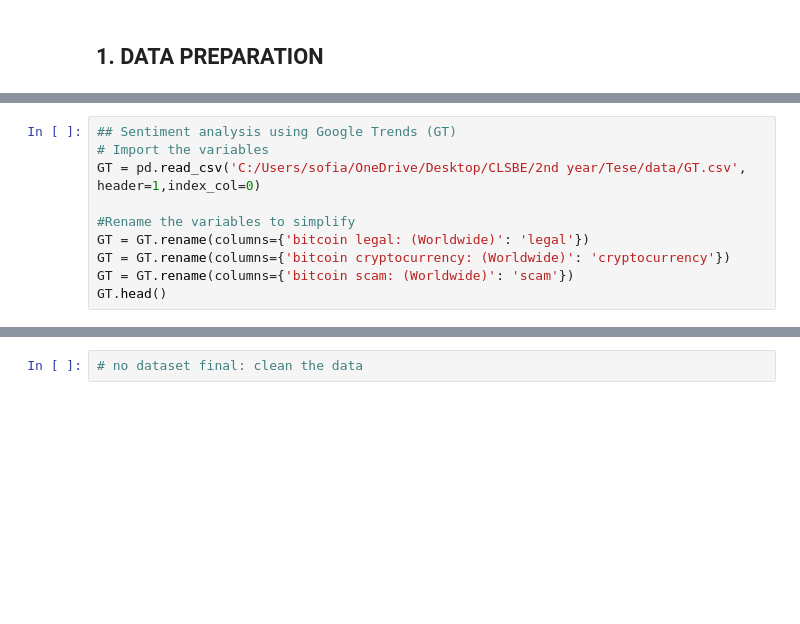
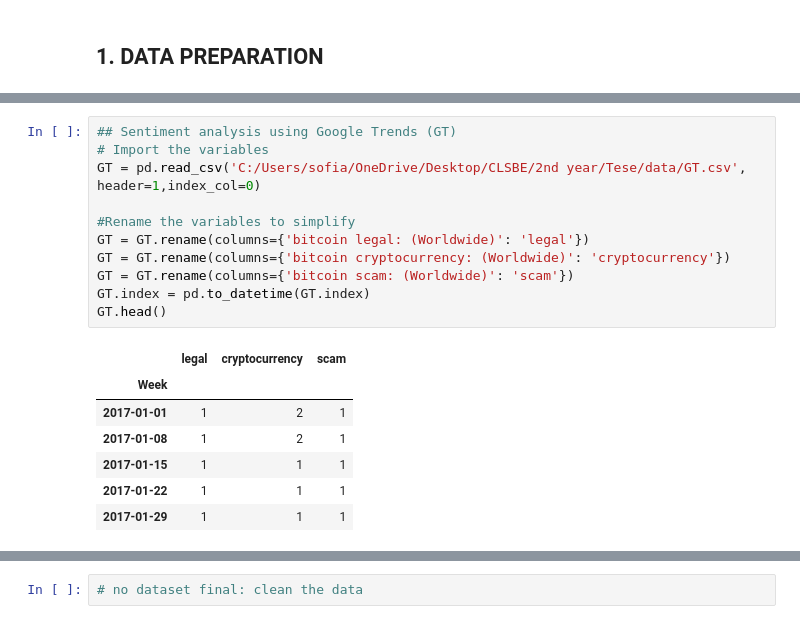
Before and after one commit to s-asrmorais/MSc_thesis_code_DataScience, a Jupyter notebook: code.ipynb, the cells around one changed output, grey strips where cells are left out. Drawn from its saved outputs; the diff is of its cells as text; blank space fills up the shorter version.

```diff
--- a/code.ipynb
+++ b/code.ipynb
@@ -107,10 +173,19 @@ original.head() #check the original dataset
 # %%
 ## Sentiment analysis using Google Trends (GT)
 # Import the variables
 GT = pd.read_csv('C:/Users/sofia/OneDrive/Desktop/CLSBE/2nd year/Tese/data/GT.csv', header=1,index_col=0)
 
 #Rename the variables to simplify
 GT = GT.rename(columns={'bitcoin legal: (Worldwide)': 'legal'})
 GT = GT.rename(columns={'bitcoin cryptocurrency: (Worldwide)': 'cryptocurrency'})
 GT = GT.rename(columns={'bitcoin scam: (Worldwide)': 'scam'})
+GT.index = pd.to_datetime(GT.index)
 GT.head()
+# %% [output]
+|  | legal | cryptocurrency | scam |
+| Week |  |  |  |
+| 2017-01-01 | 1 | 2 | 1 |
+| 2017-01-08 | 1 | 2 | 1 |
+| 2017-01-15 | 1 | 1 | 1 |
+| 2017-01-22 | 1 | 1 | 1 |
+| 2017-01-29 | 1 | 1 | 1 |
```
Also changed, not shown: parts of 9 cells of this notebook.
